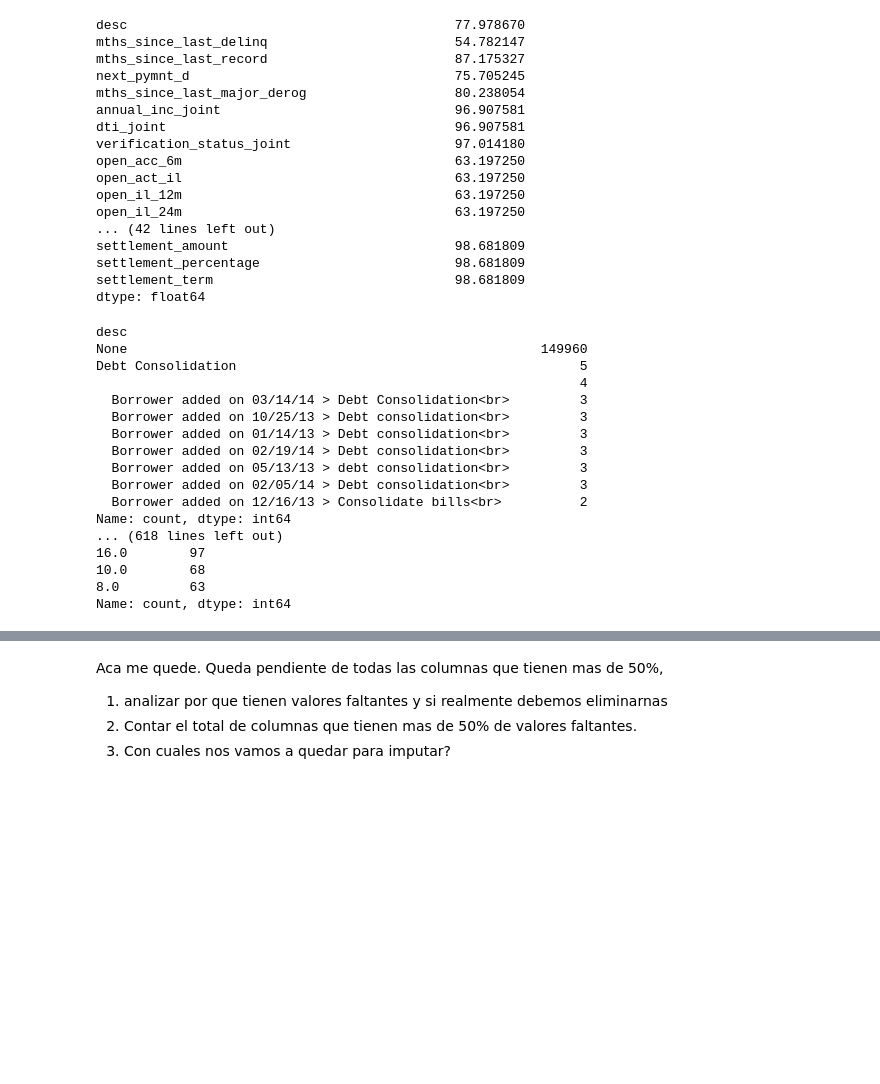
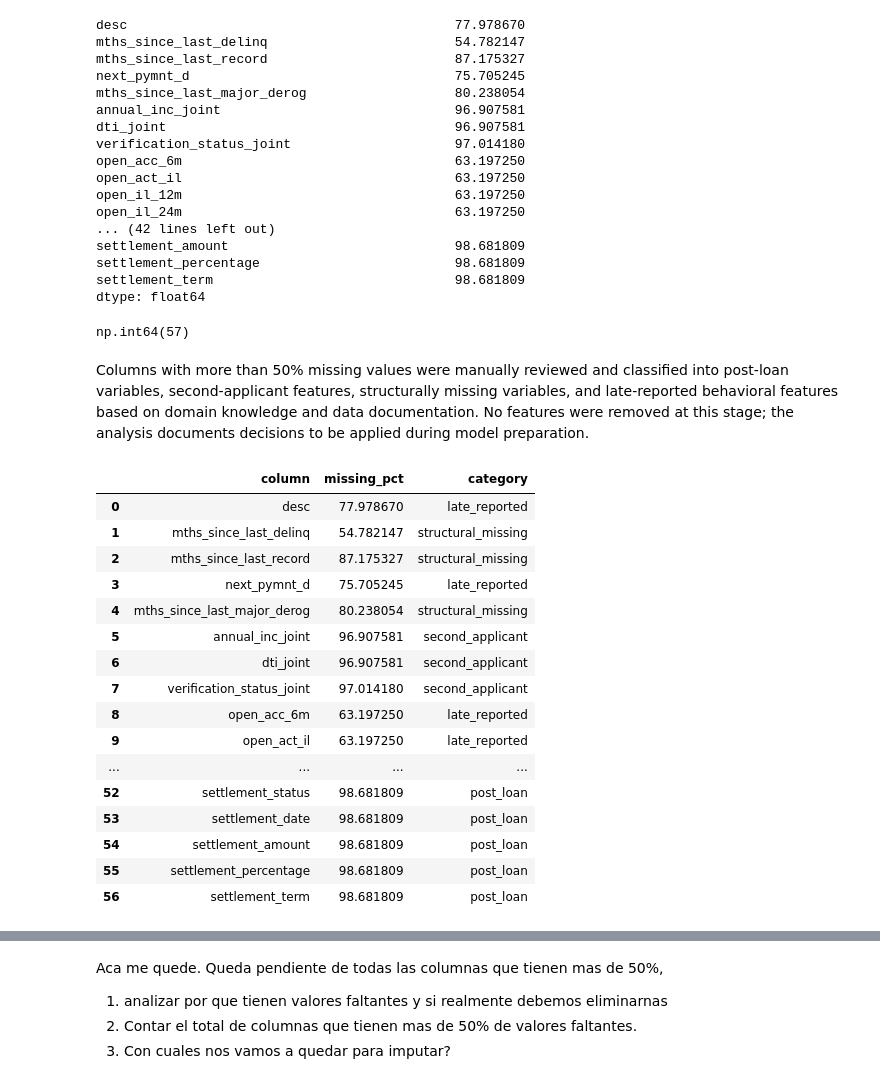
Before and after one commit to 4GeeksAcademy/final_project_creditscoring, a Jupyter notebook: notebooks/EDA.ipynb, the cells around one changed output, grey strips where cells are left out. Saved outputs shown, nothing was run; the diff lists cells and outputs as text; code cells hidden in the pictures; blank space fills up the shorter version.

```diff
--- a/notebooks/EDA.ipynb
+++ b/notebooks/EDA.ipynb
@@ -228,23 +248,44 @@ settlement_percentage                         98.681809
 settlement_term                               98.681809
 dtype: float64
 # %%
-for col in high_missing_cols.index:
-    print(df[col].value_counts(dropna=False).head(10))
+(missing > 50).sum()
 # %% [output]
-desc
-None                                                     149960
-Debt Consolidation                                            5
-                                                              4
-  Borrower added on 03/14/14 > Debt Consolidation<br>         3
-  Borrower added on 10/25/13 > Debt consolidation<br>         3
-  Borrower added on 01/14/13 > Debt consolidation<br>         3
-  Borrower added on 02/19/14 > Debt consolidation<br>         3
-  Borrower added on 05/13/13 > debt consolidation<br>         3
-  Borrower added on 02/05/14 > Debt consolidation<br>         3
-  Borrower added on 12/16/13 > Consolidate bills<br>          2
-Name: count, dtype: int64
-... (618 lines left out)
-16.0        97
-10.0        68
-8.0         63
-Name: count, dtype: int64
+np.int64(57)
+# %% [markdown]
+Columns with more than 50% missing values were manually reviewed and classified into post-loan variables, second-applicant features, structurally missing variables, and late-reported behavioral features based on domain knowledge and data documentation. No features were removed at this stage; the analysis documents decisions to be applied during model preparation.
+# %%
+high_missing_review = pd.DataFrame({
+    "column": high_missing_cols.index,
+    "missing_pct": high_missing_cols.values
+})
+# %%
+def classify_column(col):
+    if col.startswith("hardship") or col.startswith("settlement") or col.startswith("deferral"):
+        return "post_loan"
+    if col.startswith("sec_app") or col.endswith("_joint"):
+        return "second_applicant"
+    if col.startswith("mths_since"):
+        return "structural_missing"
+    return "late_reported"
+# %%
+high_missing_review["category"] = high_missing_review["column"].apply(classify_column)
+
+high_missing_review
+# %% [output]
+|  | column | missing_pct | category |
+| 0 | desc | 77.978670 | late_reported |
+| 1 | mths_since_last_delinq | 54.782147 | structural_missing |
+| 2 | mths_since_last_record | 87.175327 | structural_missing |
+| 3 | next_pymnt_d | 75.705245 | late_reported |
+| 4 | mths_since_last_major_derog | 80.238054 | structural_missing |
+| 5 | annual_inc_joint | 96.907581 | second_applicant |
+| 6 | dti_joint | 96.907581 | second_applicant |
+| 7 | verification_status_joint | 97.014180 | second_applicant |
+| 8 | open_acc_6m | 63.197250 | late_reported |
+| 9 | open_act_il | 63.197250 | late_reported |
+| ... | ... | ... | ... |
+| 52 | settlement_status | 98.681809 | post_loan |
+| 53 | settlement_date | 98.681809 | post_loan |
+| 54 | settlement_amount | 98.681809 | post_loan |
+| 55 | settlement_percentage | 98.681809 | post_loan |
+| 56 | settlement_term | 98.681809 | post_loan |
```
Also changed, not shown: parts of 15 cells of this notebook, 1 other file.
